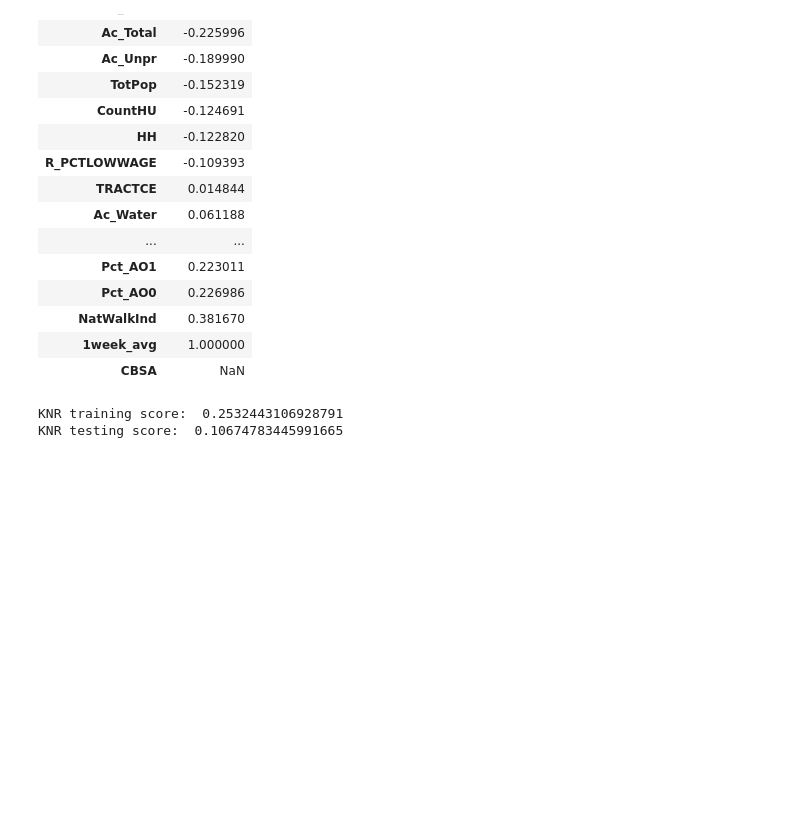
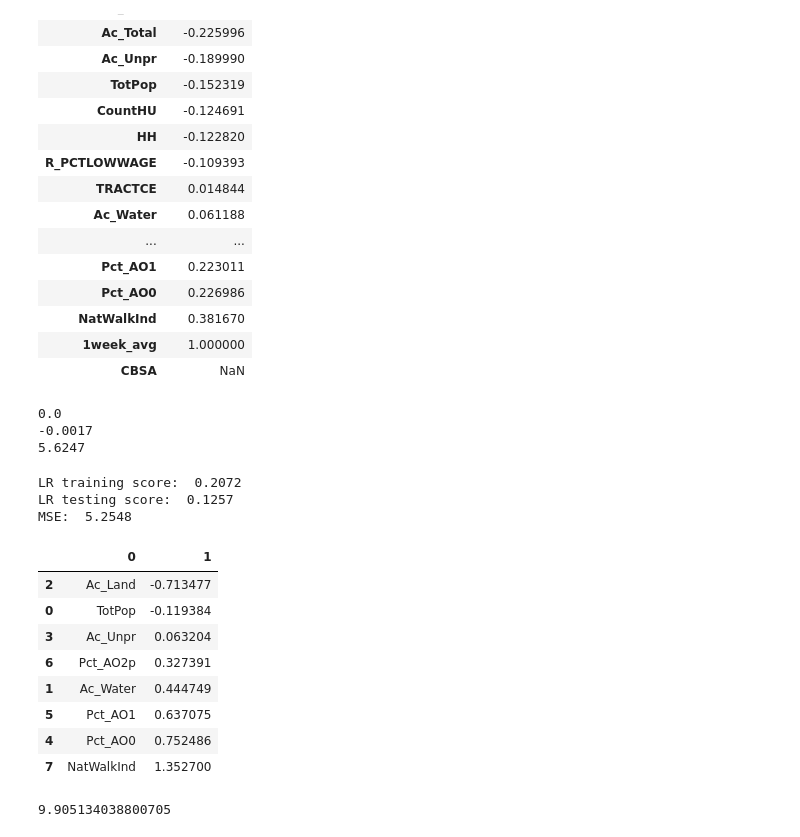
Before and after one commit to morganhof/teamwork_aq_n_walkability, a Jupyter notebook: 02_eda_morgan.ipynb, the cells around one changed output. Drawn from its saved outputs; the diff is of its cells as text; code cells hidden in the pictures; blank space fills up the shorter version.

```diff
--- a/02_eda_morgan.ipynb
+++ b/02_eda_morgan.ipynb
@@ -213,23 +213,55 @@ AQ_corrs
 | CBSA | NaN |
 # %%
 from sklearn.model_selection import train_test_split
+from sklearn.preprocessing import StandardScaler
+from sklearn.dummy import DummyRegressor
+from sklearn.linear_model import LinearRegression
+from sklearn.metrics import mean_squared_error
 
 X = la_clean[['TotPop', 'Ac_Water', 'Ac_Land', 'Ac_Unpr', 'Pct_AO0', 'Pct_AO1', 'Pct_AO2p', 'NatWalkInd']]
-y= la_clean['1week_avg']
+y = la_clean['1week_avg']
 
-X_train, X_test, y_train, y_test = train_test_split(X, y, random_state=456)
-from sklearn.preprocessing import StandardScaler
-ss = StandardScaler()
+X_train, X_test, y_train, y_test = train_test_split(X, y, random_state=42)
+
+ss=StandardScaler()
 X_train_scaled = ss.fit_transform(X_train)
 X_test_scaled = ss.transform(X_test)
 
-from sklearn.neighbors import KNeighborsRegressor
-knr = KNeighborsRegressor(n_neighbors=25, n_jobs=-1)
-knr.fit(X_train_scaled, y_train)
-knr_preds = knr.predict(X_test_scaled)
+dummy = DummyRegressor(strategy="mean")
+dummy.fit(X_train_scaled, y_train)
+preds_dum = dummy.predict(X_test_scaled)
+print(dummy.score(X_train_scaled, y_train).round(4))
+print(dummy.score(X_test_scaled, y_test).round(4))
+print(mean_squared_error(y_test, preds_dum, squared=False).round(4))
+# %% [output]
+0.0
+-0.0017
+5.6247
-# %%
-print('KNR training score: ', knr.score(X_train_scaled, y_train))
-print('KNR testing score: ', knr.score(X_test_scaled, y_test))
-# %% [output]
-KNR training score:  0.2532443106928791
-KNR testing score:  0.10674783445991665
+# %%
+lr = LinearRegression(n_jobs=-1)
+lr.fit(X_train_scaled, y_train)
+preds_lr = lr.predict(X_test_scaled)
+
+print('LR training score: ', lr.score(X_train_scaled, y_train).round(4))
+print('LR testing score: ', lr.score(X_test_scaled, y_test).round(4))
+print('MSE: ', mean_squared_error(y_test, preds_lr, squared=False).round(4))
+# %% [output]
+LR training score:  0.2072
+LR testing score:  0.1257
+MSE:  5.2548
+# %%
+pd.DataFrame(zip(X_test.columns, lr.coef_)).sort_values(by=1)
+# %% [output]
+|  | 0 | 1 |
+| 2 | Ac_Land | -0.713477 |
+| 0 | TotPop | -0.119384 |
+| 3 | Ac_Unpr | 0.063204 |
+| 6 | Pct_AO2p | 0.327391 |
+| 1 | Ac_Water | 0.444749 |
+| 5 | Pct_AO1 | 0.637075 |
+| 4 | Pct_AO0 | 0.752486 |
+| 7 | NatWalkInd | 1.352700 |
+# %%
+lr.intercept_
+# %% [output]
+9.905134038800705
```
